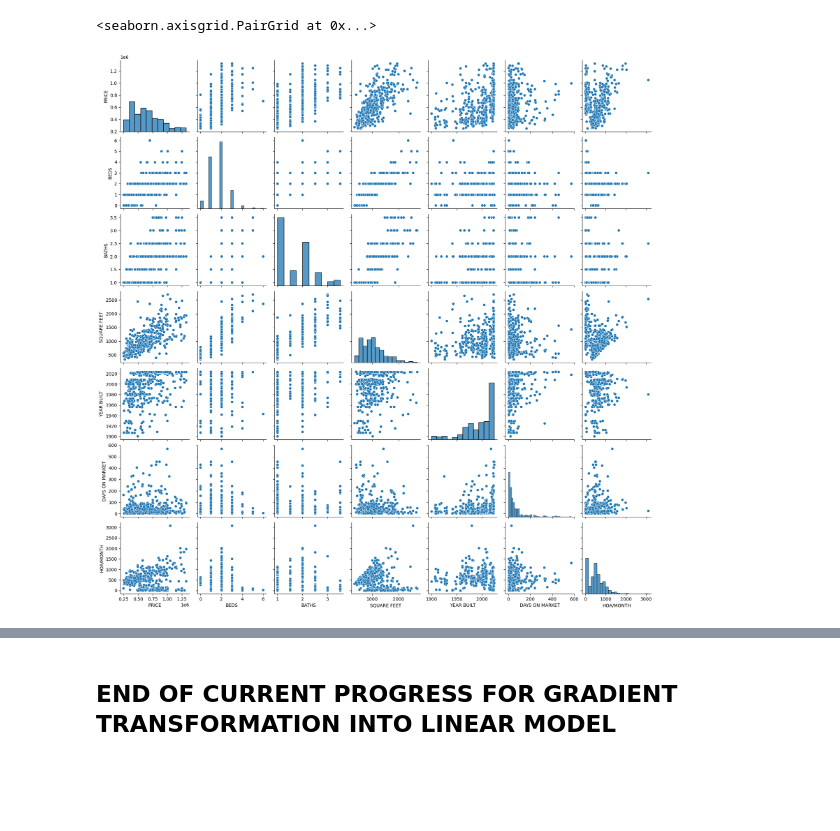
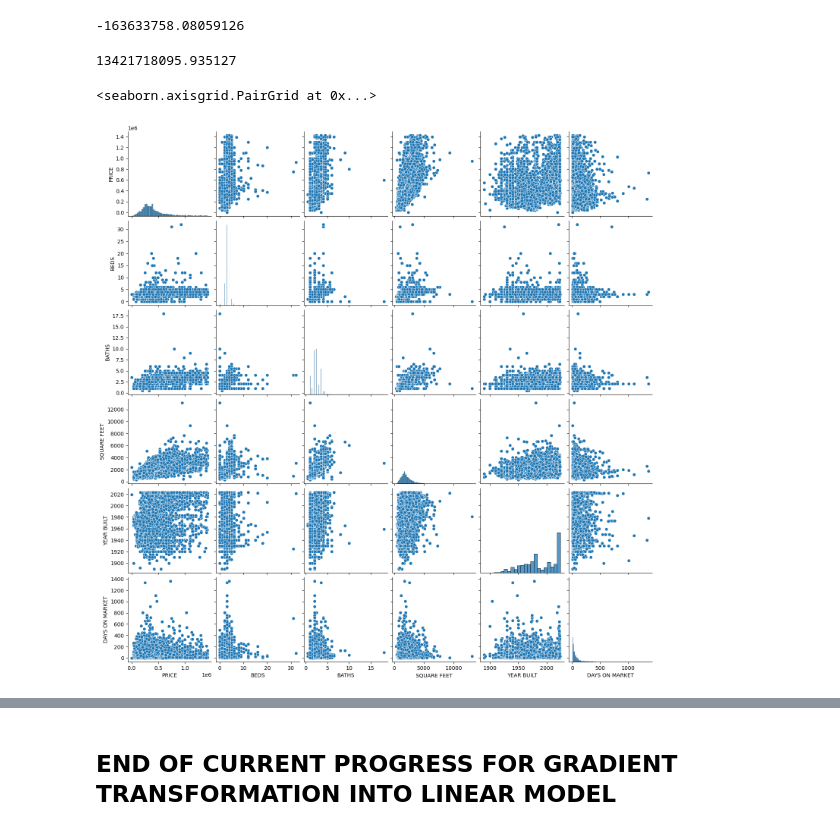
Before and after one commit to clearboxco/FYH-model, a Jupyter notebook: ML_tests.ipynb, the cells around one changed output, grey strips where cells are left out. Drawn from its saved outputs; the diff is of its cells as text; code cells hidden in the pictures; blank space fills up the shorter version.

```diff
--- a/ML_tests.ipynb
+++ b/ML_tests.ipynb
@@ -29,9 +35,9 @@ aws_bucket=os.getenv('AWS_RE_BUCKET')
 aws_key=os.getenv('AWS_RE_BUCKET_KEY')
 aws_secret=os.getenv('AWS_RE_BUCKET_SECRET')
 
-date="2023-06-01"
+date="2023-06-04"
 state="CA"
-states=    states=['AL',
+states=['AL',
  'NE',
  'AK',
  'NV',
@@ -148,3 +205,23 @@ df_final=pd.concat([df_transformed,temp],axis=1)
+# %%
+r2
+# %% [output]
+-163633758.08059126
+# %%
+df_slice=df_final[(df_full['PROPERTY TYPE']=='Single Family Residential') & (df_full['CITY']=='Houston')]
+
+X_train,X_test,y_train,y_test=train_test_split(df_slice.drop(['PRICE','LATITUDE','LONGITUDE'],axis=1).iloc[:,:5],df_slice['PRICE'],test_size=.25,random_state=100)
+
+lr = LR()
+
+lr.fit(X_train,y_train)
+
+pred = lr.predict(X_test)
+
+print("R2: ",r2_score(y_test,pred))
+print("MAE: ",mean_absolute_error(y_test,pred))
+print("MSE: ",mean_squared_error(y_test,pred))
+# %% [output]
+13421718095.935127
 # %%
 def is_outlier(points, thresh=3.5):
     """
@@ -179,14 +256,14 @@ def is_outlier(points, thresh=3.5):
 
     return modified_z_score > thresh
 # %%
-df_visual=df_transformed.drop(['LONGITUDE','LATITUDE'],axis=1)
+df_visual=df.drop(['LONGITUDE','LATITUDE'],axis=1)
 
 df_visual=df_visual[~is_outlier(df_visual.drop(['CITY','STATE OR PROVINCE','PROPERTY TYPE'],axis=1).to_numpy())]
 
-sns.pairplot(df_visual[df_visual['CITY']=='Seattle'])
+sns.pairplot(df_visual[df_visual['CITY']=='Houston'])
 # %% [output]
 <seaborn.axisgrid.PairGrid at 0x...>
-[figure, old version]
+[figure, new version]
 # %%
 df_final[df_final['PROPERTY TYPE']=='Single Family Residential'].drop(['CITY','STATE OR PROVINCE','PROPERTY TYPE','PRICE','LATITUDE','LONGITUDE'],axis=1)
 
```
Also changed, not shown: parts of 22 cells of this notebook.
